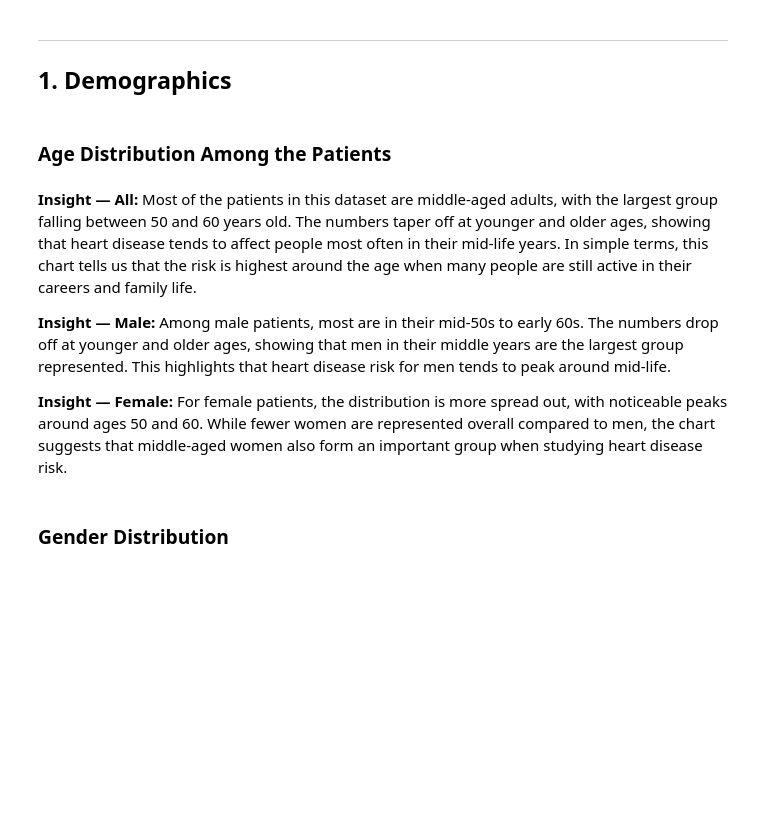
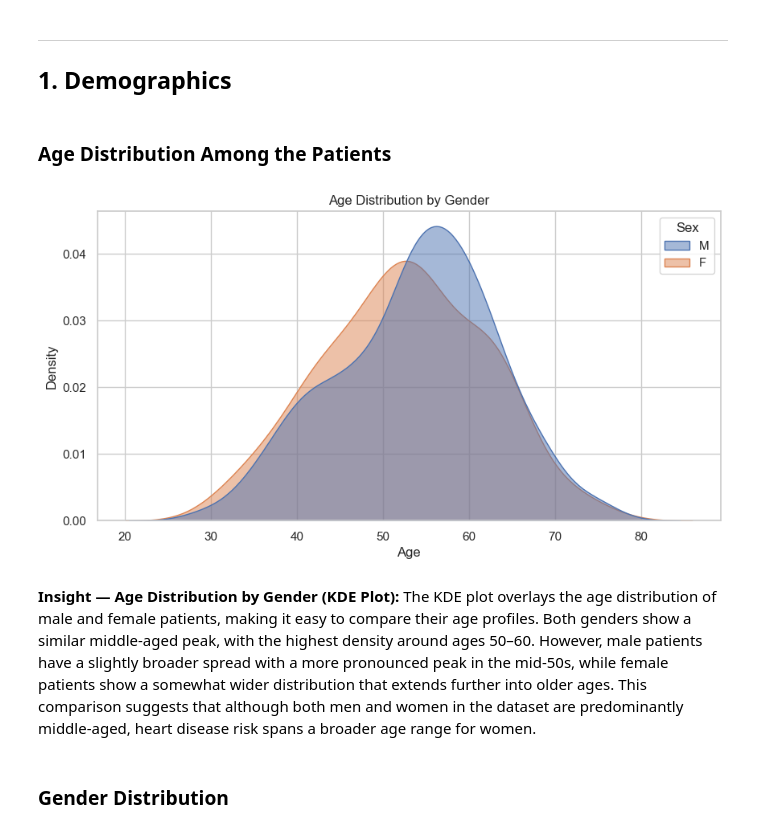
Before and after one commit to NFP-05/heart-disease-prediction, a Jupyter notebook: notebooks/EDA_Heart_Disease.ipynb, the cells around one changed output. Drawn from its saved outputs; the diff is of its cells as text; code cells hidden in the pictures; blank space fills up the shorter version.

```diff
--- a/notebooks/EDA_Heart_Disease.ipynb
+++ b/notebooks/EDA_Heart_Disease.ipynb
@@ -43,5 +172,3 @@ df[["Age", "MaxHR", "HR_Ratio"]].head()
 # %% [markdown]
 ---
 ## 1. Demographics
-# %% [markdown]
-### Age Distribution Among the Patients
@@ -75,16 +175,19 @@ plt.show()
+# %% [markdown]
+### Age Distribution Among the Patients
+# %%
+plt.figure(figsize=(10, 5))
+sns.kdeplot(data=df, x='Age', hue='Sex', fill=True, common_norm=False, alpha=0.5)
+plt.title('Age Distribution by Gender')
+plt.show()
+# %% [output]
+[figure, added]
 # %% [markdown]
-**Insight — All:** Most of the patients in this dataset are middle-aged adults, with the largest group
-falling between 50 and 60 years old. The numbers taper off at younger and older ages, showing that heart
-disease tends to affect people most often in their mid-life years. In simple terms, this chart tells us that
-the risk is highest around the age when many people are still active in their careers and family life.
-
-**Insight — Male:** Among male patients, most are in their mid-50s to early 60s. The numbers drop off at
-younger and older ages, showing that men in their middle years are the largest group represented. This
-highlights that heart disease risk for men tends to peak around mid-life.
-
-**Insight — Female:** For female patients, the distribution is more spread out, with noticeable peaks around
-ages 50 and 60. While fewer women are represented overall compared to men, the chart suggests that
-middle-aged women also form an important group when studying heart disease risk.
+**Insight — Age Distribution by Gender (KDE Plot):** The KDE plot overlays the age distribution of male
+and female patients, making it easy to compare their age profiles. Both genders show a similar middle-aged
+peak, with the highest density around ages 50–60. However, male patients have a slightly broader spread
+with a more pronounced peak in the mid-50s, while female patients show a somewhat wider distribution that
+extends further into older ages. This comparison suggests that although both men and women in the dataset
+are predominantly middle-aged, heart disease risk spans a broader age range for women.
 # %% [markdown]
 ### Gender Distribution
 # %%
```
Also changed, not shown: parts of 37 cells of this notebook.
